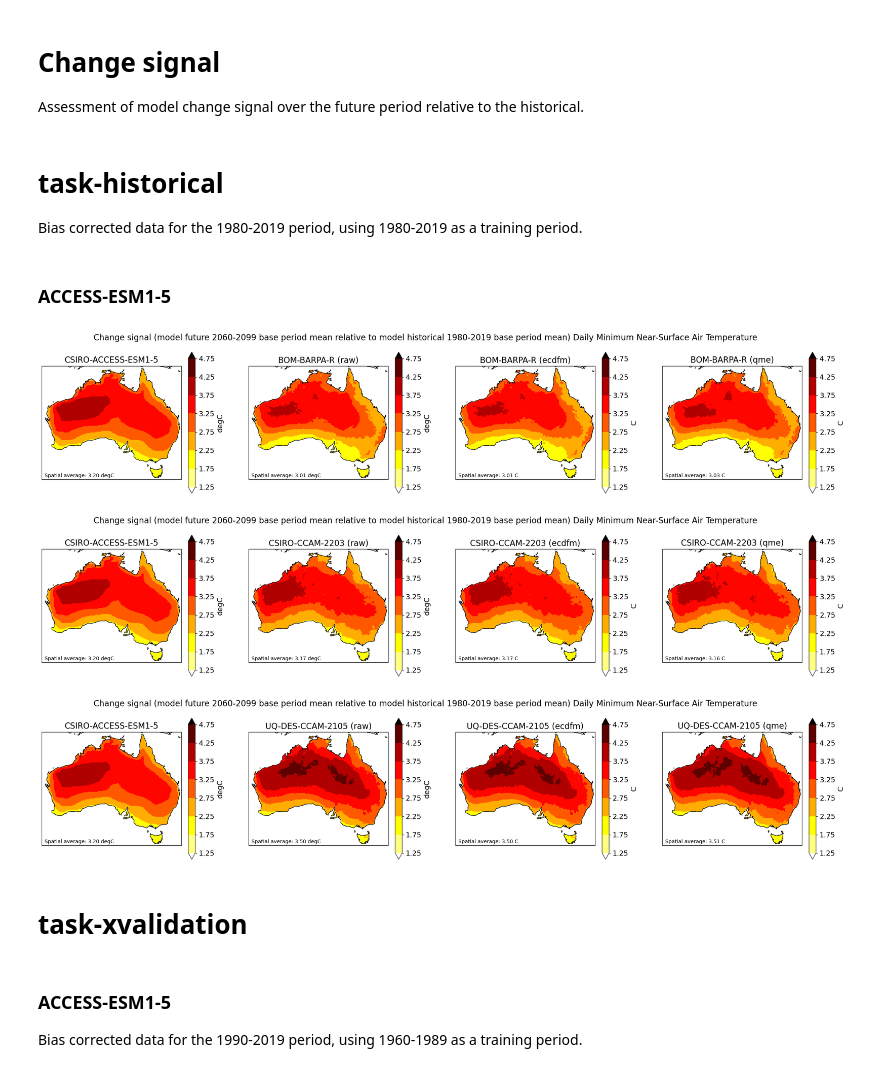
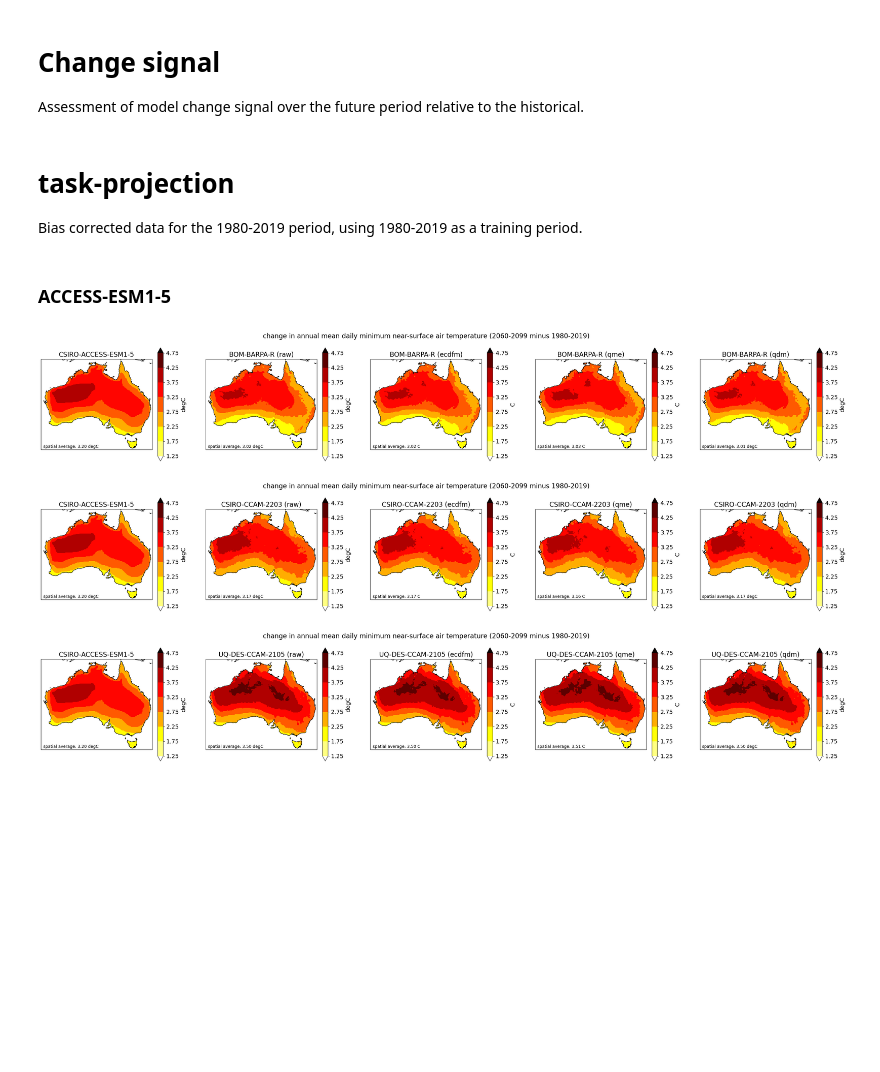
Before and after one commit to AusClimateService/npcp, a Jupyter notebook: results/change_signal_tasmin.ipynb, the cells around one changed output. Cells and saved outputs as stored; diff of their text form; code cells hidden in the pictures; blank space fills up the shorter version.

Commit message:
Update all variables

```diff
--- a/results/change_signal_tasmin.ipynb
+++ b/results/change_signal_tasmin.ipynb
@@ -19,9 +18,13 @@ def calc_change_signal(da_future, da, var):
     """Calculate the difference in the change signal between GCM and RCM """
 
     if var == 'pr':
-        change_signal = (da_future.mean(dim='time') - da.mean(dim='time'))/abs(da.mean(dim='time'))*100
+        future_annual_mean = da_future.groupby('time.year').sum(dim="time").mean(dim='year')
+        base_annual_mean = da.groupby('time.year').sum(dim="time").mean(dim='year')
+        change_signal = ((future_annual_mean - base_annual_mean) / base_annual_mean) * 100
     else:
-        change_signal = da_future.mean(dim='time') - da.mean(dim='time')
+        future_annual_mean = da_future.groupby('time.year').mean(dim="time").mean(dim='year')
+        base_annual_mean = da.groupby('time.year').mean(dim="time").mean(dim='year')
+        change_signal = future_annual_mean - base_annual_mean
 
     return change_signal
 # %%
@@ -232,5 +286,6 @@ def plot_comparison(var, gcm, rcm, task, cmap, levels):
 # %% [markdown]
-# task-historical
+# task-projection
+
 Bias corrected data for the 1980-2019 period, using 1980-2019 as a training period.
 # %%
 variable = 'tasmin'
@@ -239,19 +294,14 @@ cmap = 'hot_r'
 # %% [markdown]
 ### ACCESS-ESM1-5
 # %%
-plot_comparison(variable, 'CSIRO-ACCESS-ESM1-5', 'BOM-BARPA-R', 'historical', cmap, levels)
+plot_comparison(variable, 'CSIRO-ACCESS-ESM1-5', 'BOM-BARPA-R', cmap, levels)
 # %% [output]
-[figure, old version]
+[figure, new version]
 # %%
-plot_comparison(variable, 'CSIRO-ACCESS-ESM1-5', 'CSIRO-CCAM-2203', 'historical', cmap, levels)
+plot_comparison(variable, 'CSIRO-ACCESS-ESM1-5', 'CSIRO-CCAM-2203', cmap, levels)
 # %% [output]
-[figure, old version]
+[figure, new version]
 # %%
-plot_comparison(variable, 'CSIRO-ACCESS-ESM1-5', 'UQ-DES-CCAM-2105', 'historical', cmap, levels)
+plot_comparison(variable, 'CSIRO-ACCESS-ESM1-5', 'UQ-DES-CCAM-2105', cmap, levels)
 # %% [output]
-[figure, old version]
+[figure, new version]
-# %% [markdown]
-# task-xvalidation
-# %% [markdown]
-### ACCESS-ESM1-5
-Bias corrected data for the 1990-2019 period, using 1960-1989 as a training period.
```
Also changed, not shown: parts of 22 cells of this notebook, 2 other files.
